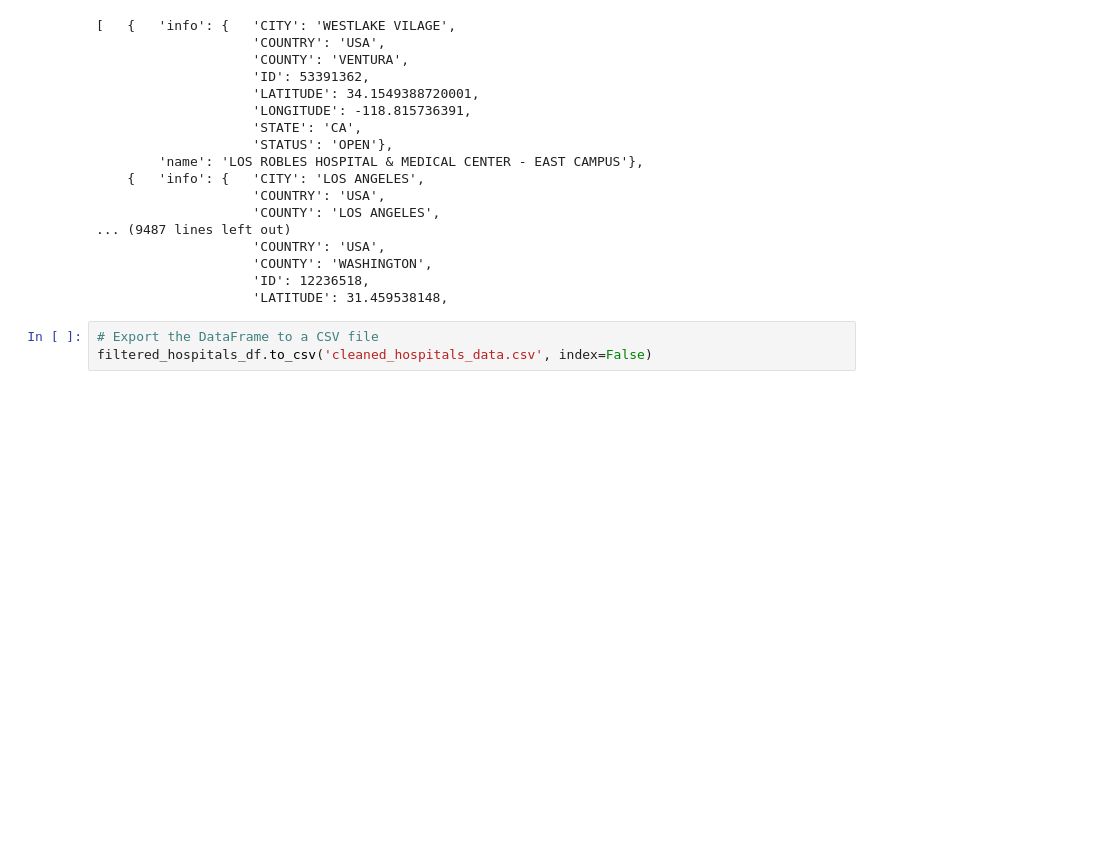
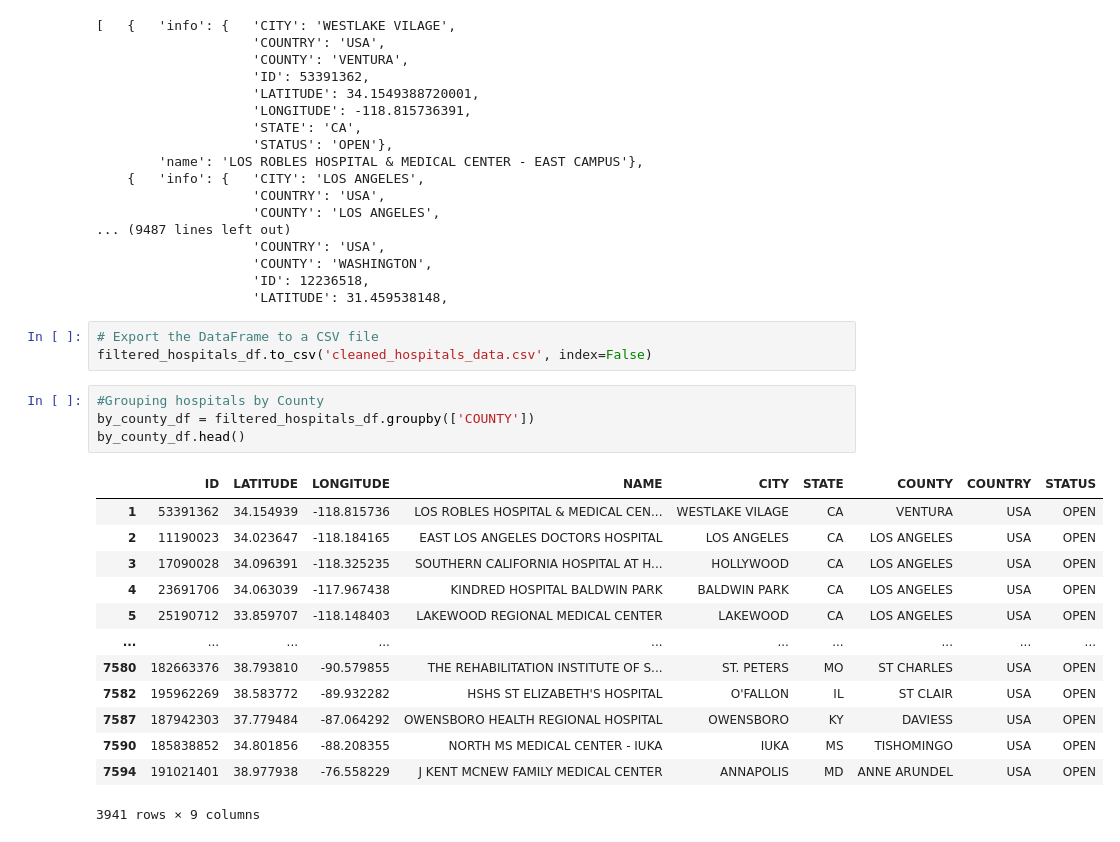
Before and after one commit to jvwastaken/Project-3, a Jupyter notebook: JV/Hospital.ipynb, the cells around one changed output. Cells and saved outputs as stored; diff of their text form; blank space fills up the shorter version.

Commit message:
further cleaning and data analysis for hospitals

```diff
--- a/JV/Hospital.ipynb
+++ b/JV/Hospital.ipynb
@@ -130,3 +130,21 @@ pp.pprint(hospital_list)
 # %%
 # Export the DataFrame to a CSV file
 filtered_hospitals_df.to_csv('cleaned_hospitals_data.csv', index=False)
+# %%
+#Grouping hospitals by County
+by_county_df = filtered_hospitals_df.groupby(['COUNTY'])
+by_county_df.head()
+# %% [output]
+|  | ID | LATITUDE | LONGITUDE | NAME | CITY | STATE | COUNTY | COUNTRY | STATUS |
+| 1 | 53391362 | 34.154939 | -118.815736 | LOS ROBLES HOSPITAL & MEDICAL CEN... | WESTLAKE VILAGE | CA | VENTURA | USA | OPEN |
+| 2 | 11190023 | 34.023647 | -118.184165 | EAST LOS ANGELES DOCTORS HOSPITAL | LOS ANGELES | CA | LOS ANGELES | USA | OPEN |
+| 3 | 17090028 | 34.096391 | -118.325235 | SOUTHERN CALIFORNIA HOSPITAL AT H... | HOLLYWOOD | CA | LOS ANGELES | USA | OPEN |
+| 4 | 23691706 | 34.063039 | -117.967438 | KINDRED HOSPITAL BALDWIN PARK | BALDWIN PARK | CA | LOS ANGELES | USA | OPEN |
+| 5 | 25190712 | 33.859707 | -118.148403 | LAKEWOOD REGIONAL MEDICAL CENTER | LAKEWOOD | CA | LOS ANGELES | USA | OPEN |
+| ... | ... | ... | ... | ... | ... | ... | ... | ... | ... |
+| 7580 | 182663376 | 38.793810 | -90.579855 | THE REHABILITATION INSTITUTE OF S... | ST. PETERS | MO | ST CHARLES | USA | OPEN |
+| 7582 | 195962269 | 38.583772 | -89.932282 | HSHS ST ELIZABETH'S HOSPITAL | O'FALLON | IL | ST CLAIR | USA | OPEN |
+| 7587 | 187942303 | 37.779484 | -87.064292 | OWENSBORO HEALTH REGIONAL HOSPITAL | OWENSBORO | KY | DAVIESS | USA | OPEN |
+| 7590 | 185838852 | 34.801856 | -88.208355 | NORTH MS MEDICAL CENTER - IUKA | IUKA | MS | TISHOMINGO | USA | OPEN |
+| 7594 | 191021401 | 38.977938 | -76.558229 | J KENT MCNEW FAMILY MEDICAL CENTER | ANNAPOLIS | MD | ANNE ARUNDEL | USA | OPEN |
+3941 rows × 9 columns
```
Also changed, not shown: parts of 3 cells of this notebook.
